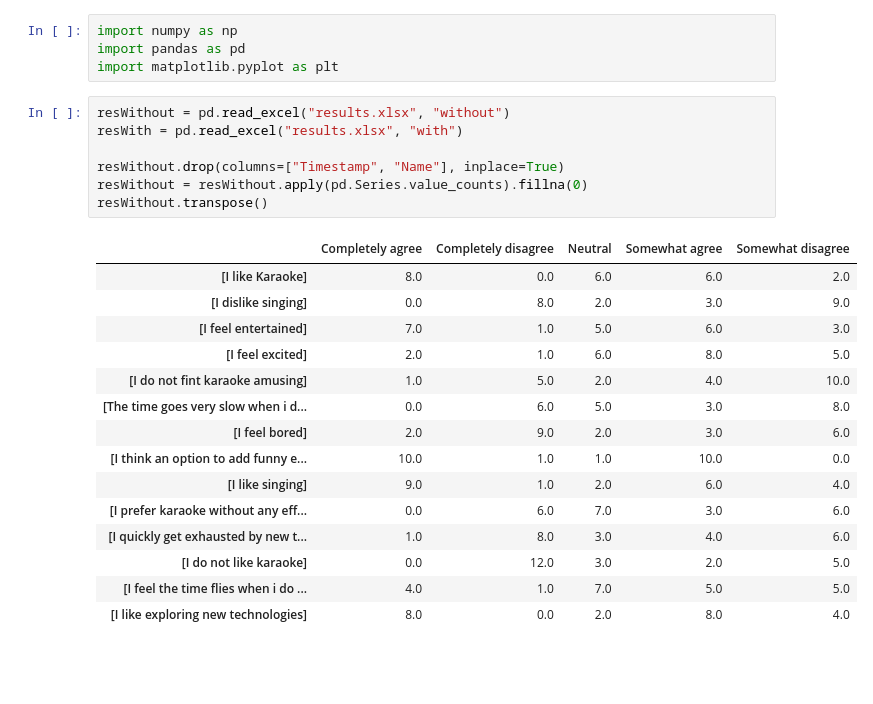
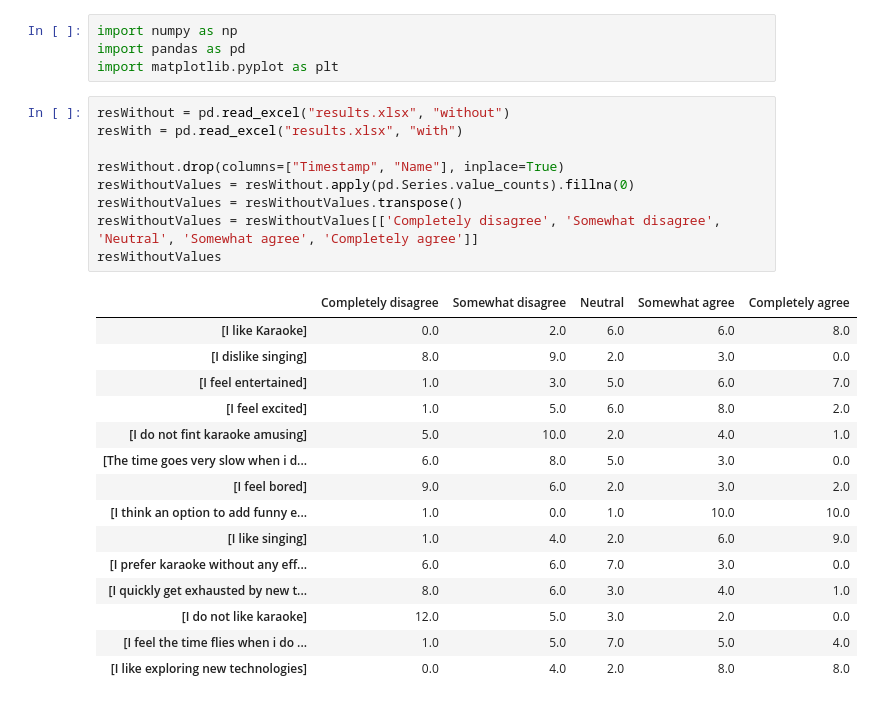
Before and after one commit to TorAP/AudioPydub, a Jupyter notebook: Experiment/eval.ipynb, the cells around one changed output. Cells and saved outputs as stored; diff of their text form; blank space fills up the shorter version.

```diff
--- a/Experiment/eval.ipynb
+++ b/Experiment/eval.ipynb
@@ -5,23 +5,25 @@ import matplotlib.pyplot as plt
 # %%
 resWithout = pd.read_excel("results.xlsx", "without")
 resWith = pd.read_excel("results.xlsx", "with")
 
 resWithout.drop(columns=["Timestamp", "Name"], inplace=True)
-resWithout = resWithout.apply(pd.Series.value_counts).fillna(0)
-resWithout.transpose()
+resWithoutValues = resWithout.apply(pd.Series.value_counts).fillna(0)
+resWithoutValues = resWithoutValues.transpose()
+resWithoutValues = resWithoutValues[['Completely disagree', 'Somewhat disagree', 'Neutral', 'Somewhat agree', 'Completely agree']]
+resWithoutValues
 # %% [output]
-|  | Completely agree | Completely disagree | Neutral | Somewhat agree | Somewhat disagree |
-| [I like Karaoke] | 8.0 | 0.0 | 6.0 | 6.0 | 2.0 |
-| [I dislike singing] | 0.0 | 8.0 | 2.0 | 3.0 | 9.0 |
-| [I feel entertained] | 7.0 | 1.0 | 5.0 | 6.0 | 3.0 |
-| [I feel excited] | 2.0 | 1.0 | 6.0 | 8.0 | 5.0 |
-| [I do not fint karaoke amusing] | 1.0 | 5.0 | 2.0 | 4.0 | 10.0 |
-| [The time goes very slow when i d... | 0.0 | 6.0 | 5.0 | 3.0 | 8.0 |
-| [I feel bored] | 2.0 | 9.0 | 2.0 | 3.0 | 6.0 |
-| [I think an option to add funny e... | 10.0 | 1.0 | 1.0 | 10.0 | 0.0 |
-| [I like singing] | 9.0 | 1.0 | 2.0 | 6.0 | 4.0 |
-| [I prefer karaoke without any eff... | 0.0 | 6.0 | 7.0 | 3.0 | 6.0 |
-| [I quickly get exhausted by new t... | 1.0 | 8.0 | 3.0 | 4.0 | 6.0 |
-| [I do not like karaoke] | 0.0 | 12.0 | 3.0 | 2.0 | 5.0 |
-| [I feel the time flies when i do ... | 4.0 | 1.0 | 7.0 | 5.0 | 5.0 |
-| [I like exploring new technologies] | 8.0 | 0.0 | 2.0 | 8.0 | 4.0 |
+|  | Completely disagree | Somewhat disagree | Neutral | Somewhat agree | Completely agree |
+| [I like Karaoke] | 0.0 | 2.0 | 6.0 | 6.0 | 8.0 |
+| [I dislike singing] | 8.0 | 9.0 | 2.0 | 3.0 | 0.0 |
+| [I feel entertained] | 1.0 | 3.0 | 5.0 | 6.0 | 7.0 |
+| [I feel excited] | 1.0 | 5.0 | 6.0 | 8.0 | 2.0 |
+| [I do not fint karaoke amusing] | 5.0 | 10.0 | 2.0 | 4.0 | 1.0 |
+| [The time goes very slow when i d... | 6.0 | 8.0 | 5.0 | 3.0 | 0.0 |
+| [I feel bored] | 9.0 | 6.0 | 2.0 | 3.0 | 2.0 |
+| [I think an option to add funny e... | 1.0 | 0.0 | 1.0 | 10.0 | 10.0 |
+| [I like singing] | 1.0 | 4.0 | 2.0 | 6.0 | 9.0 |
+| [I prefer karaoke without any eff... | 6.0 | 6.0 | 7.0 | 3.0 | 0.0 |
+| [I quickly get exhausted by new t... | 8.0 | 6.0 | 3.0 | 4.0 | 1.0 |
+| [I do not like karaoke] | 12.0 | 5.0 | 3.0 | 2.0 | 0.0 |
+| [I feel the time flies when i do ... | 1.0 | 5.0 | 7.0 | 5.0 | 4.0 |
+| [I like exploring new technologies] | 0.0 | 4.0 | 2.0 | 8.0 | 8.0 |
```
Also changed, not shown: parts of 7 cells of this notebook.
